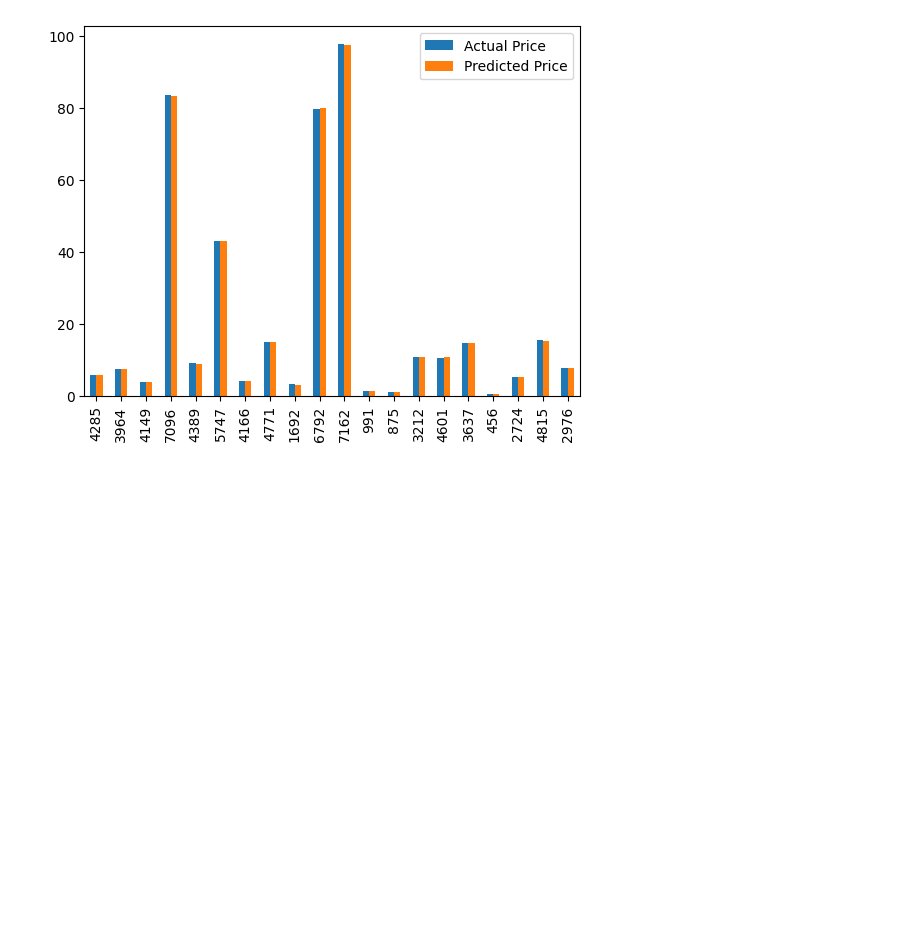
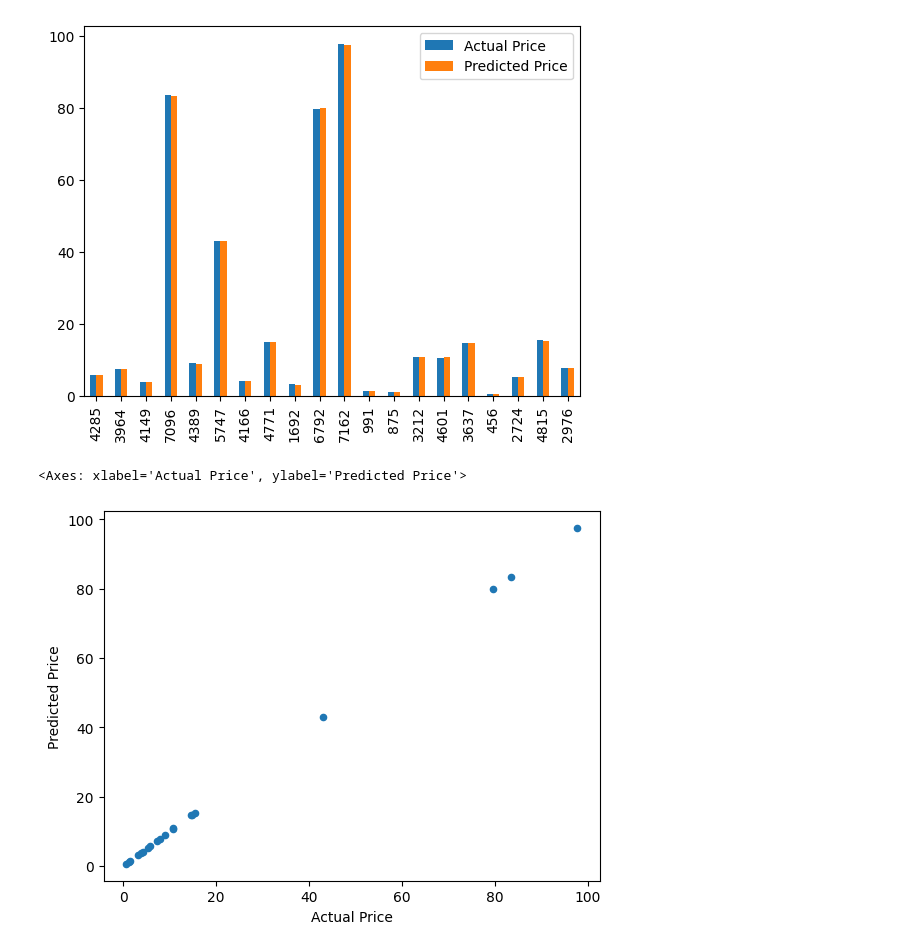
Before and after one commit to AbdurRohit/Stock_DataAnalysis, a Jupyter notebook: Maindata.ipynb, the cells around one changed output. Drawn from its saved outputs; the diff is of its cells as text; code cells hidden in the pictures; blank space fills up the shorter version.

Commit message:
Added some more plots

```diff
--- a/Maindata.ipynb
+++ b/Maindata.ipynb
@@ -7,3 +3,6 @@ star_info=pd.read_csv("E:\Data Analisys\Starbucks_stock_info.csv")
+# %%
+
+star_history=pd.read_csv("E:\Stock Prediction\Starbucks_stock_history.csv")
 # %%
 star_history
 # %% [output]
@@ -317,3 +316,10 @@ graph.plot(kind='bar')
 # %% [output]
 <Axes: >
 [figure]
+# %%
+scatter=dfr.head(20)
+# %%
+scatter.plot(kind = 'scatter', x='Actual Price', y='Predicted Price')
+# %% [output]
+<Axes: xlabel='Actual Price', ylabel='Predicted Price'>
+[figure, added]
```
Also changed, not shown: parts of 2 cells of this notebook.
